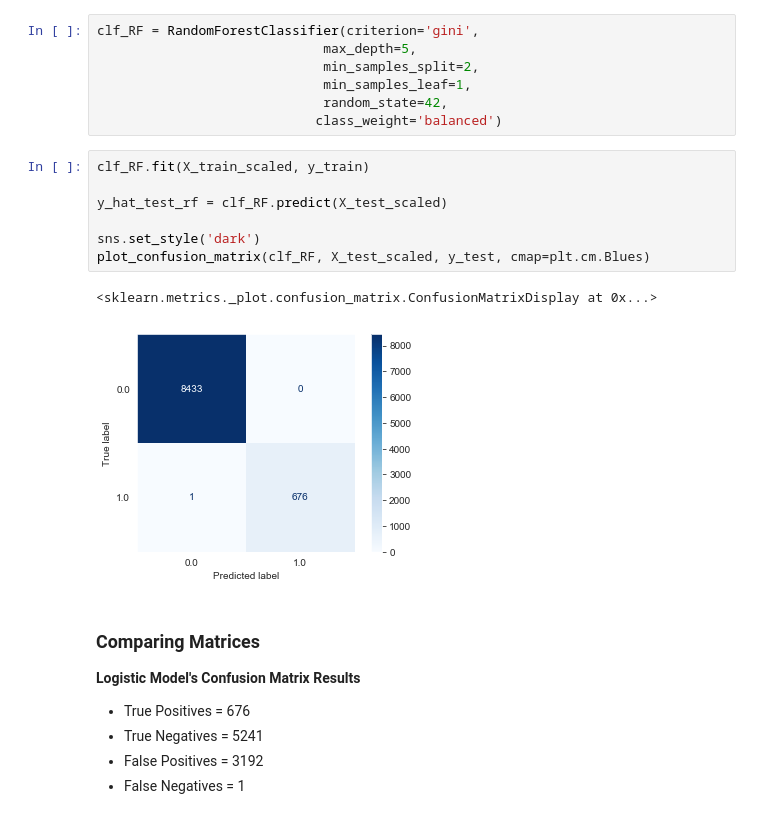
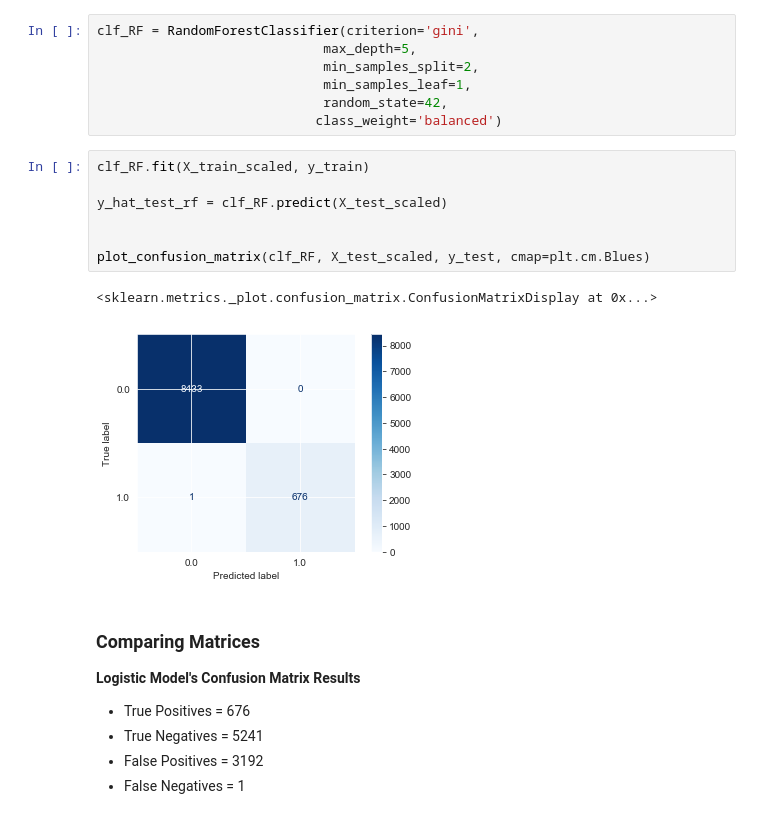
Before and after one commit to bmauss/LogReg_Analysis_of_Terry_Stops, a Jupyter notebook: 3. Modeling.ipynb, the cells around one changed output. Cells and saved outputs as stored; diff of their text form.

```diff
--- a/3. Modeling.ipynb
+++ b/3. Modeling.ipynb
@@ -525,13 +525,13 @@ clf_RF = RandomForestClassifier(criterion='gini',
 # %%
 clf_RF.fit(X_train_scaled, y_train)
 
 y_hat_test_rf = clf_RF.predict(X_test_scaled)
 
-sns.set_style('dark')
+
 plot_confusion_matrix(clf_RF, X_test_scaled, y_test, cmap=plt.cm.Blues)
 # %% [output]
 <sklearn.metrics._plot.confusion_matrix.ConfusionMatrixDisplay at 0x...>
-[figure, old version]
+[figure, new version]
 # %% [markdown]
 ### Comparing Matrices
 **Logistic Model's Confusion Matrix Results**
```
Also changed, not shown: parts of 15 cells of this notebook, 4 other files.
